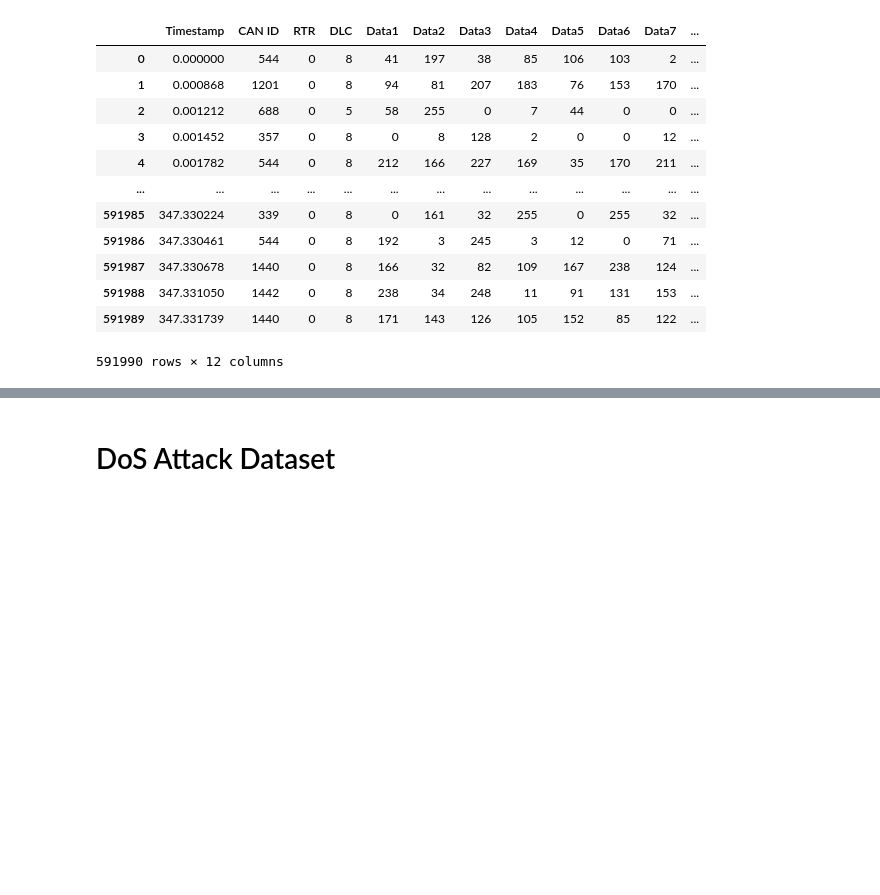
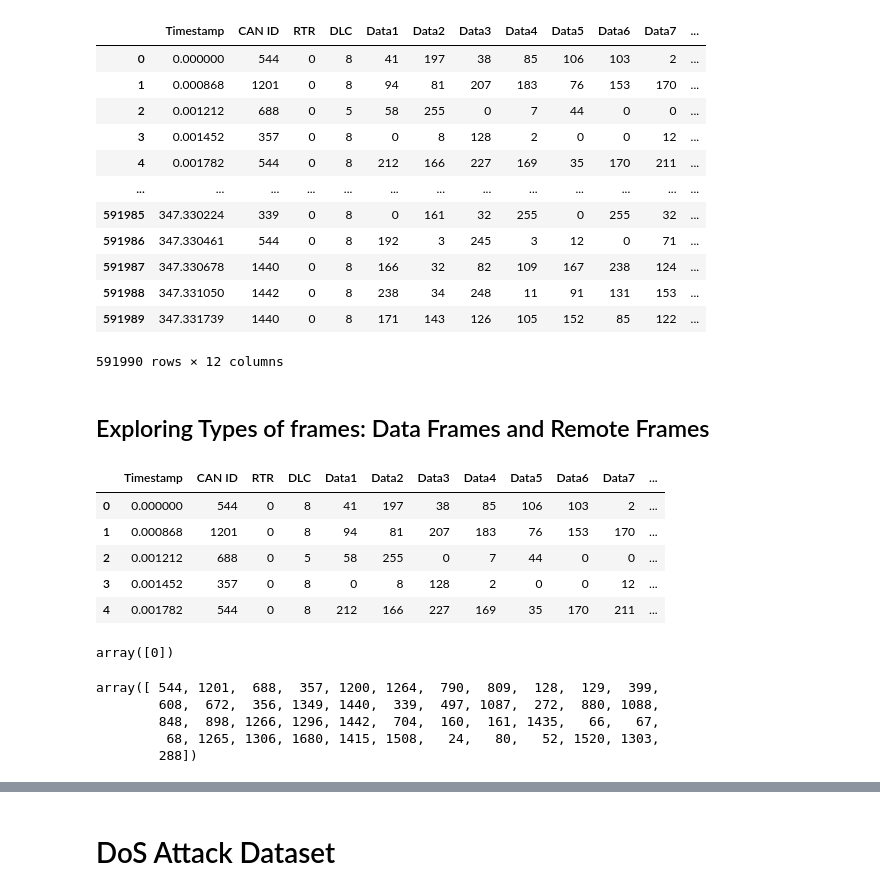
Before and after one commit to mehrotrasan16/CS581-CAN-DO-Project, a Jupyter notebook: code/Data_Exploration.ipynb, the cells around one changed output, grey strips where cells are left out. Cells and saved outputs as stored; diff of their text form; code cells hidden in the pictures; blank space fills up the shorter version.

```diff
--- a/code/Data_Exploration.ipynb
+++ b/code/Data_Exploration.ipynb
@@ -156,3 +161,5 @@ df
 | 591988 | 347.331050 | 1442 | 0 | 8 | 238 | 34 | 248 | 11 | 91 | 131 | 153 | ... |
 | 591989 | 347.331739 | 1440 | 0 | 8 | 171 | 143 | 126 | 105 | 152 | 85 | 122 | ... |
 591990 rows × 12 columns
+# %% [markdown]
+## Exploring Types of frames: Data Frames and Remote Frames
@@ -158,0 +169,21 @@ df
+# %%
+remoteframes.head()
+# %% [output]
+|  | Timestamp | CAN ID | RTR | DLC | Data1 | Data2 | Data3 | Data4 | Data5 | Data6 | Data7 | ... |
+| 0 | 0.000000 | 544 | 0 | 8 | 41 | 197 | 38 | 85 | 106 | 103 | 2 | ... |
+| 1 | 0.000868 | 1201 | 0 | 8 | 94 | 81 | 207 | 183 | 76 | 153 | 170 | ... |
+| 2 | 0.001212 | 688 | 0 | 5 | 58 | 255 | 0 | 7 | 44 | 0 | 0 | ... |
+| 3 | 0.001452 | 357 | 0 | 8 | 0 | 8 | 128 | 2 | 0 | 0 | 12 | ... |
+| 4 | 0.001782 | 544 | 0 | 8 | 212 | 166 | 227 | 169 | 35 | 170 | 211 | ... |
+# %%
+remoteframes['RTR'].unique()
+# %% [output]
+array([0])
+# %%
+remoteframes['CAN ID'].unique()
+# %% [output]
+array([ 544, 1201,  688,  357, 1200, 1264,  790,  809,  128,  129,  399,
+        608,  672,  356, 1349, 1440,  339,  497, 1087,  272,  880, 1088,
+        848,  898, 1266, 1296, 1442,  704,  160,  161, 1435,   66,   67,
+         68, 1265, 1306, 1680, 1415, 1508,   24,   80,   52, 1520, 1303,
+        288])
```
Also changed, not shown: parts of 7 cells of this notebook.
